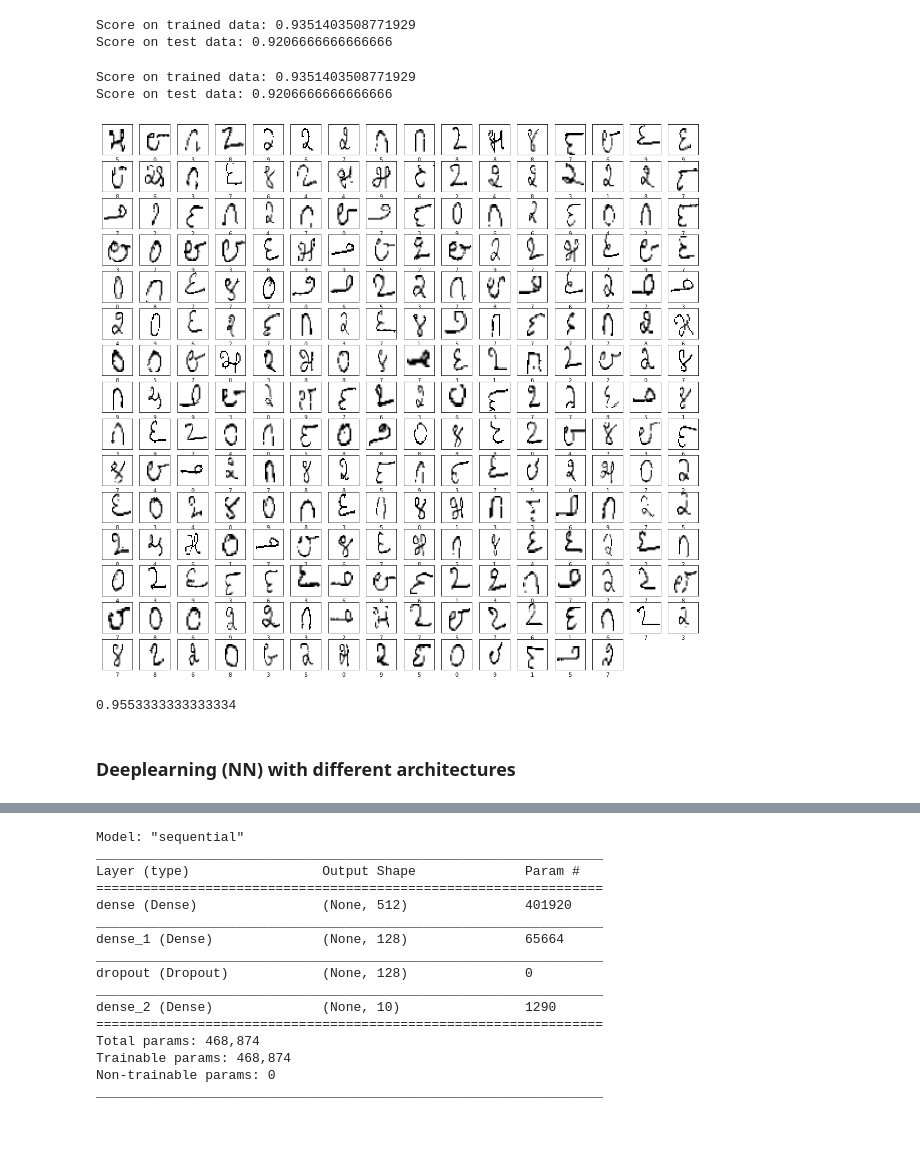
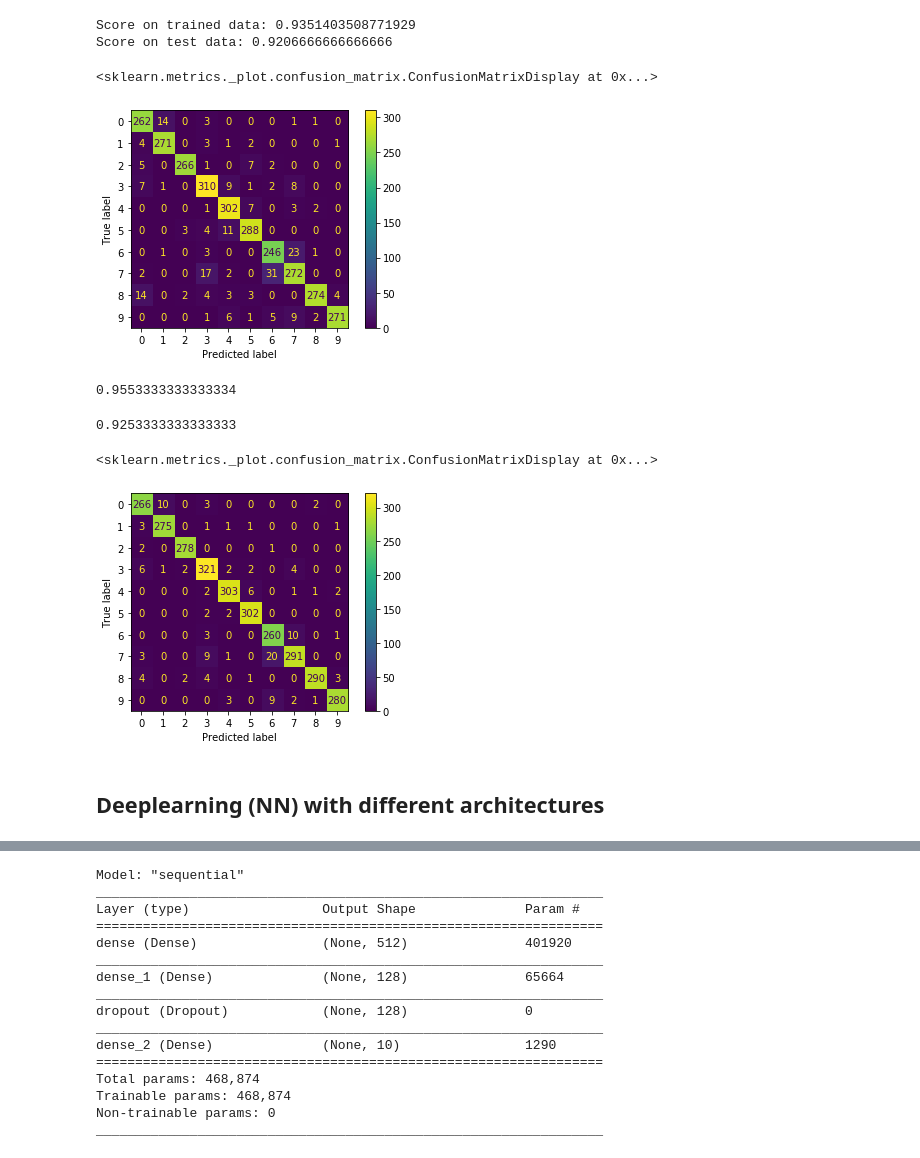
Before and after one commit to VikasChidananda/Kannada-MNIST-digit-classifier, a Jupyter notebook: Kannada_MNIST.ipynb, the cells around one changed output, grey strips where cells are left out. Cells and saved outputs as stored; diff of their text form; code cells hidden in the pictures; blank space fills up the shorter version.

```diff
--- a/Kannada_MNIST.ipynb
+++ b/Kannada_MNIST.ipynb
@@ -14,11 +24,12 @@ import pandas as pd
 import os
 import pathlib
 import matplotlib.pyplot as plt
+import matplotlib as mpl
 
 from sklearn import svm
 from sklearn.discriminant_analysis import LinearDiscriminantAnalysis as LDA
 from sklearn.model_selection import train_test_split
 from sklearn.metrics import confusion_matrix, ConfusionMatrixDisplay
 
-import tensorflow as tf
-from tqdm import tqdm
+font = {'size' : 10}
+mpl.rc('font', **font)
@@ -113,23 +124,19 @@ print(f'Score on test data: {clf_lda.score(test_data, test_labels)}')
 Score on trained data: 0.9351403508771929
 Score on test data: 0.9206666666666666
 # %%
+# Since most of the data is empty (0's) let's use LDA to reduce the data space
 test_data_reduced = clf_lda.transform(test_data)
 train_data_reduced = clf_lda.transform(train_data)
-
-clf_reduced = LDA()
-clf_reduced.fit(train_data_reduced, train_labels)
-
-print(f'Score on trained data: {clf_reduced.score(train_data_reduced, train_labels)}')
-print(f'Score on test data: {clf_reduced.score(test_data_reduced, test_labels)}')
-predicted = clf_reduced.predict(test_data_reduced)
+predict_lda = clf_lda.predict(test_data)
-# %% [output]
-Score on trained data: 0.9351403508771929
-Score on test data: 0.9206666666666666
-# %%
-misclassified = np.where(predicted != test_labels)
-print_misclssified(misclassified[0], test_labels)
-# %% [output]
-[figure, removed]
+# %%
+#confusion matrix
+cm = confusion_matrix(test_labels, predict_lda, labels=np.unique(labels))
+disp = ConfusionMatrixDisplay(confusion_matrix=cm,
+                               display_labels=np.unique(labels))
+disp.plot()
+# %% [output]
+<sklearn.metrics._plot.confusion_matrix.ConfusionMatrixDisplay at 0x...>
+[figure, added]
 # %%
 clf_svm = svm.LinearSVC(C = 0.01,
                 penalty='l2',
@@ -141,8 +148,28 @@ clf_svm.fit(train_data, train_labels)
 clf_svm.score(test_data, test_labels)
 # %% [output]
 0.9553333333333334
+# %%
+clf_svm_reduced = svm.LinearSVC(C = 0.01,
+                penalty='l2',
+                loss='squared_hinge',
+                tol=0.0001,
+                multi_class='ovr')
+clf_svm_reduced.fit(train_data_reduced, train_labels)
+clf_svm_reduced.score(test_data_reduced, test_labels)
+# %% [output]
+0.9253333333333333
+# %%
+#confusion matrix
+predict_svm = clf_svm.predict(test_data)
+cm = confusion_matrix(test_labels, predict_svm, labels=np.unique(labels))
+disp = ConfusionMatrixDisplay(confusion_matrix=cm,
+                               display_labels=np.unique(labels))
+disp.plot()
+# %% [output]
+<sklearn.metrics._plot.confusion_matrix.ConfusionMatrixDisplay at 0x...>
+[figure, added]
 # %% [markdown]
-### Deeplearning (NN) with different architectures
+## Deeplearning (NN) with different architectures
 # %%
 def build_model():                                                 #layers as arguments
     nn_model = tf.keras.Sequential([
```
Also changed, not shown: parts of 44 cells of this notebook.
